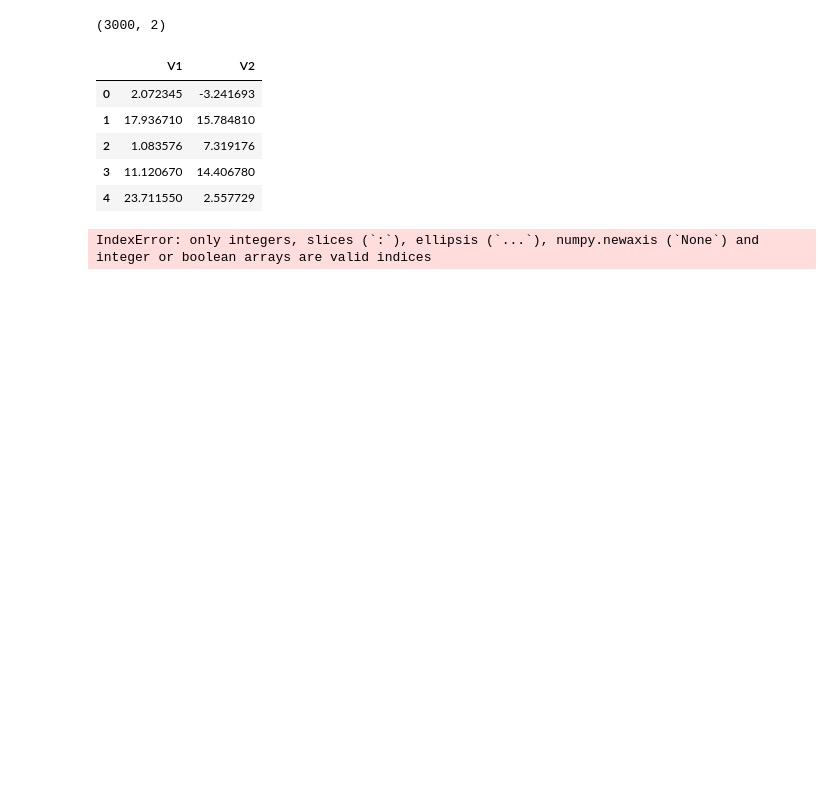
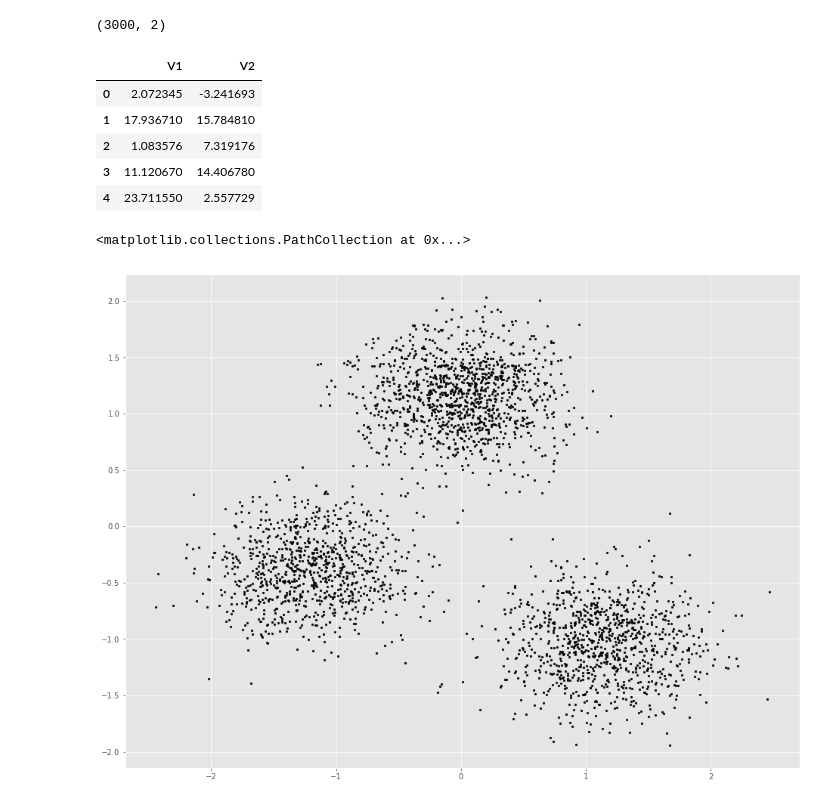
Before and after one commit to shik3519/machine-learning, a Jupyter notebook: tutorials/011-kmeans-scratch.ipynb, the cells around one changed output. Cells and saved outputs as stored; diff of their text form; code cells hidden in the pictures; blank space fills up the shorter version.

```diff
--- a/tutorials/011-kmeans-scratch.ipynb
+++ b/tutorials/011-kmeans-scratch.ipynb
@@ -33,12 +33,13 @@ s = StandardScaler()
 data = s.fit_transform(data)
 # %%
 # Getting the values and plotting it
-f1 = data[
-f2 = data['V2'].values
+f1 = data[:,0]
+f2 = data[:,1]
 X = np.array(list(zip(f1, f2)))
 plt.scatter(f1, f2, c='black', s=7)
 # %% [output]
-IndexError: only integers, slices (`:`), ellipsis (`...`), numpy.newaxis (`None`) and integer or boolean arrays are valid indices
+<matplotlib.collections.PathCollection at 0x...>
+[figure, added]
 # %%
 class kmeans():
     def __init__(self, k, threshold, max_iter):
```
Also changed, not shown: parts of 3 cells of this notebook, 1 other file.
